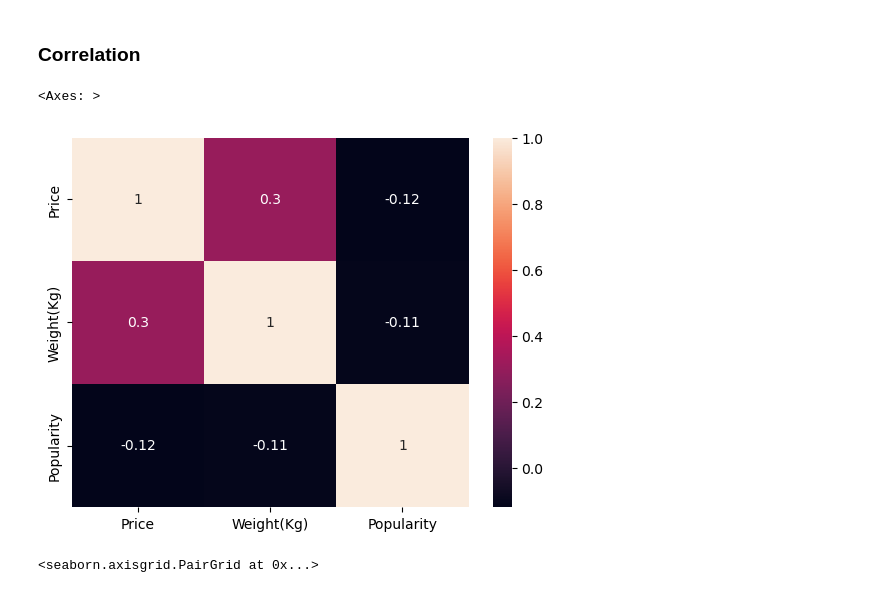
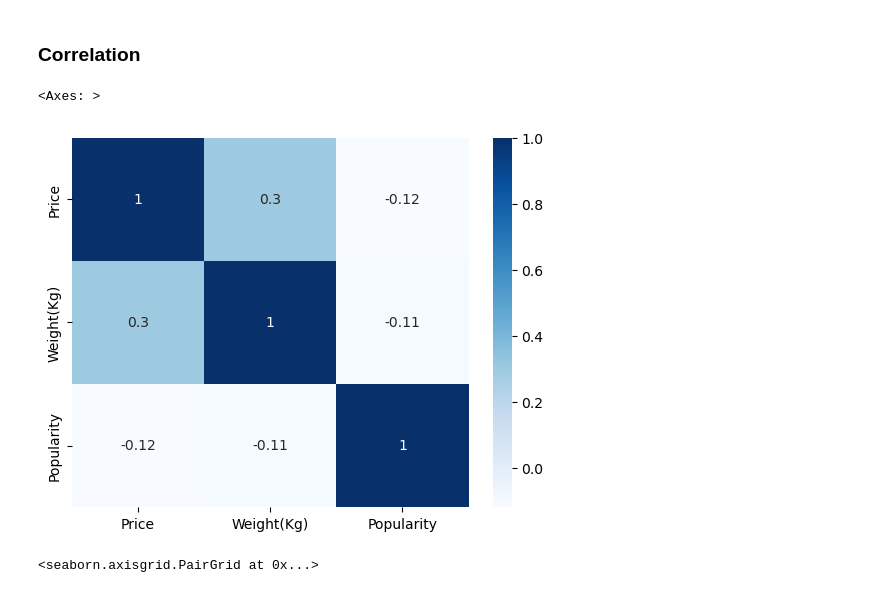
Before and after one commit to LuizEduardoPedace/dog, a Jupyter notebook: main.ipynb, the cells around one changed output. Saved outputs shown, nothing was run; the diff lists cells and outputs as text; code cells hidden in the pictures.

```diff
--- a/main.ipynb
+++ b/main.ipynb
@@ -361,10 +487,10 @@ PearsonRResult(statistic=0.7727510629610981, pvalue=0.07159531525457098)
 # %% [markdown]
 ### Correlation
 # %%
-sns.heatmap(df_out[['Price','Weight(Kg)','Popularity']].corr(), annot=True)
+sns.heatmap(df_out[['Price','Weight(Kg)','Popularity']].corr(), annot=True, cmap='Blues')
 # %% [output]
 <Axes: >
-[figure, old version]
+[figure, new version]
 # %%
 sns.pairplot(data=df_out[['Price','Weight(Kg)','Popularity']])
 # %% [output]
```
Also changed, not shown: parts of 21 cells of this notebook, 18 other files.
